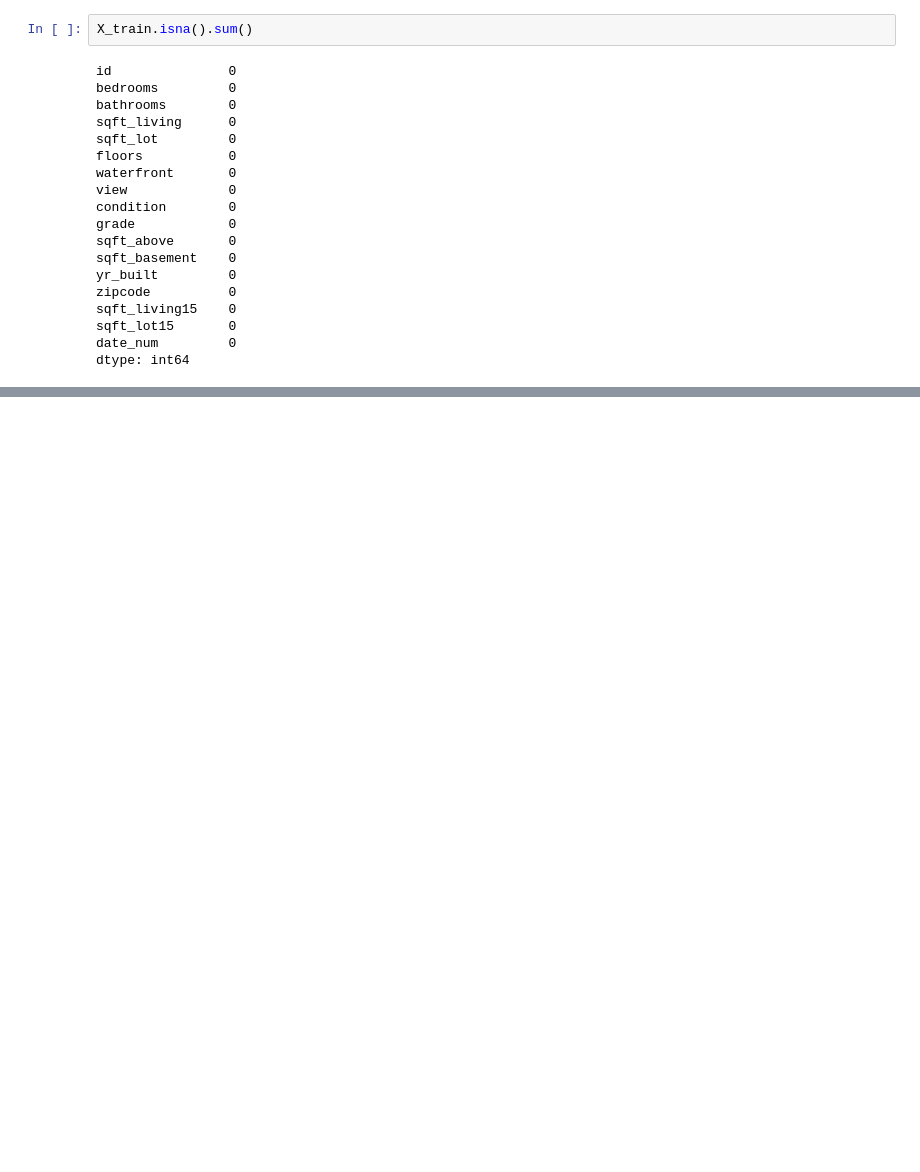
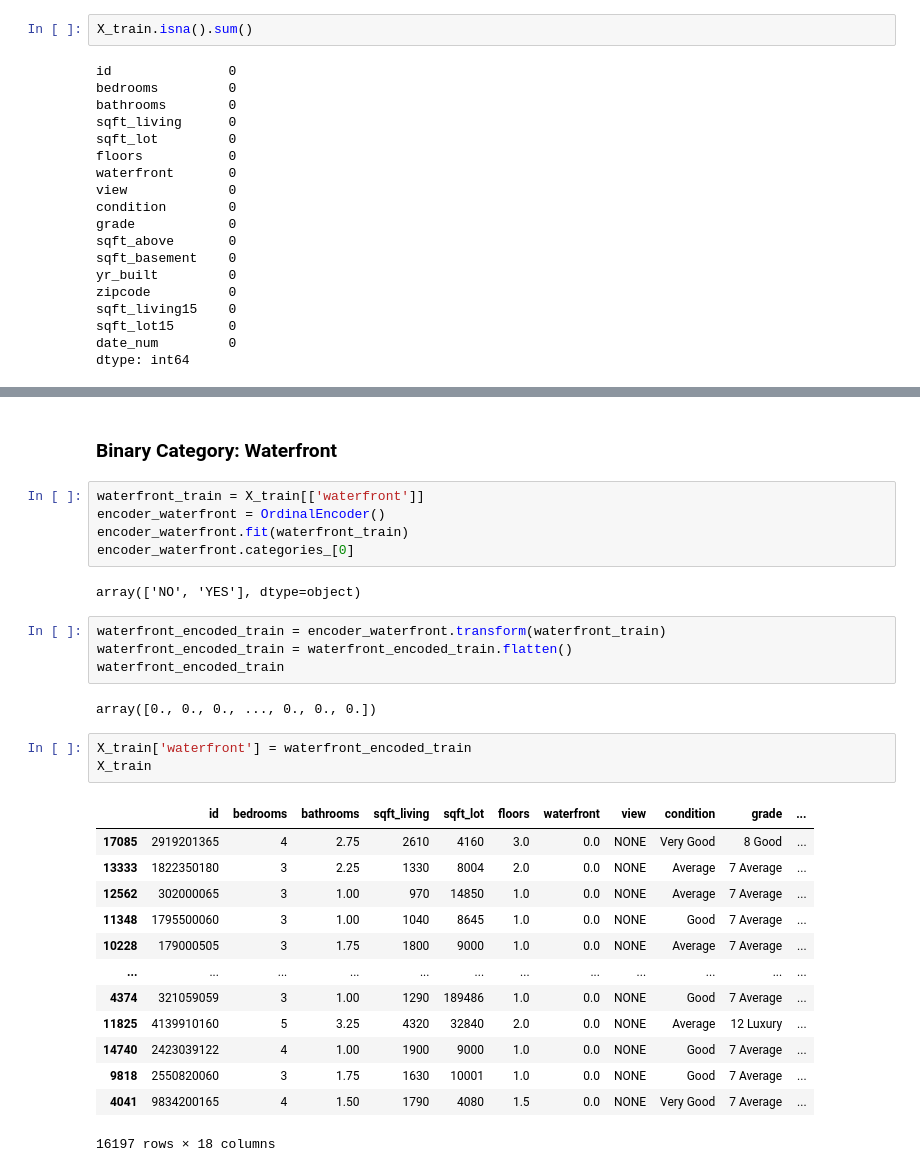
Before and after one commit to theobigdog/DS_083021_Phase2_Project, a Jupyter notebook: Ted_Anal.ipynb, the cells around one changed output, grey strips where cells are left out. Saved outputs shown, nothing was run; the diff lists cells and outputs as text; blank space fills up the shorter version.

```diff
--- a/Ted_Anal.ipynb
+++ b/Ted_Anal.ipynb
@@ -367,0 +461,32 @@ X_train.describe()
+# %% [markdown]
+### Binary Category:  Waterfront
+# %%
+waterfront_train = X_train[['waterfront']]
+encoder_waterfront = OrdinalEncoder()
+encoder_waterfront.fit(waterfront_train)
+encoder_waterfront.categories_[0]
+# %% [output]
+array(['NO', 'YES'], dtype=object)
+# %%
+waterfront_encoded_train = encoder_waterfront.transform(waterfront_train)
+waterfront_encoded_train = waterfront_encoded_train.flatten()
+waterfront_encoded_train
+# %% [output]
+array([0., 0., 0., ..., 0., 0., 0.])
+# %%
+X_train['waterfront'] = waterfront_encoded_train
+X_train
+# %% [output]
+|  | id | bedrooms | bathrooms | sqft_living | sqft_lot | floors | waterfront | view | condition | grade | ... |
+| 17085 | 2919201365 | 4 | 2.75 | 2610 | 4160 | 3.0 | 0.0 | NONE | Very Good | 8 Good | ... |
+| 13333 | 1822350180 | 3 | 2.25 | 1330 | 8004 | 2.0 | 0.0 | NONE | Average | 7 Average | ... |
+| 12562 | 302000065 | 3 | 1.00 | 970 | 14850 | 1.0 | 0.0 | NONE | Average | 7 Average | ... |
+| 11348 | 1795500060 | 3 | 1.00 | 1040 | 8645 | 1.0 | 0.0 | NONE | Good | 7 Average | ... |
+| 10228 | 179000505 | 3 | 1.75 | 1800 | 9000 | 1.0 | 0.0 | NONE | Average | 7 Average | ... |
+| ... | ... | ... | ... | ... | ... | ... | ... | ... | ... | ... | ... |
+| 4374 | 321059059 | 3 | 1.00 | 1290 | 189486 | 1.0 | 0.0 | NONE | Good | 7 Average | ... |
+| 11825 | 4139910160 | 5 | 3.25 | 4320 | 32840 | 2.0 | 0.0 | NONE | Average | 12 Luxury | ... |
+| 14740 | 2423039122 | 4 | 1.00 | 1900 | 9000 | 1.0 | 0.0 | NONE | Good | 7 Average | ... |
+| 9818 | 2550820060 | 3 | 1.75 | 1630 | 10001 | 1.0 | 0.0 | NONE | Good | 7 Average | ... |
+| 4041 | 9834200165 | 4 | 1.50 | 1790 | 4080 | 1.5 | 0.0 | NONE | Very Good | 7 Average | ... |
+16197 rows × 18 columns
```
Also changed, not shown: parts of 58 cells of this notebook.
